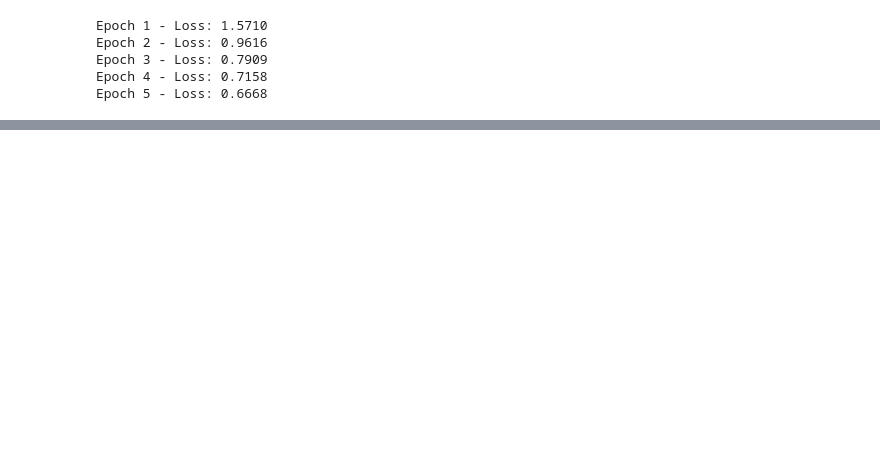
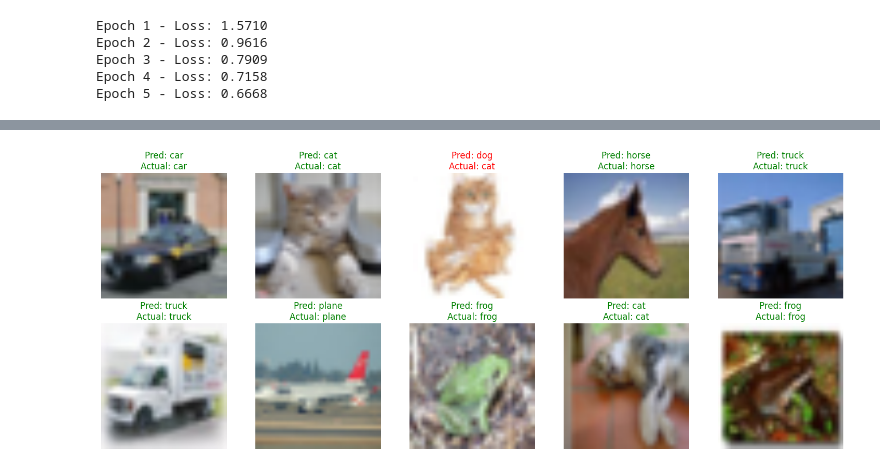
Before and after one commit to p-retrover/basic_machine_learning, a Jupyter notebook: fine_tuning_pretrained_model/training.ipynb, the cells around one changed output, grey strips where cells are left out. Saved outputs shown, nothing was run; the diff lists cells and outputs as text; code cells hidden in the pictures; blank space fills up the shorter version.

```diff
--- a/fine_tuning_pretrained_model/training.ipynb
+++ b/fine_tuning_pretrained_model/training.ipynb
@@ -258,0 +493,42 @@ Epoch 6/9 | Loss: 0.5242 | LR: 0.0001
+# %%
+def denormalize(tensor):
+    # Reverse of: (x - mean) / std  =>  x * std + mean
+    mean = torch.tensor([0.485, 0.456, 0.406]).view(3, 1, 1)
+    std = torch.tensor([0.229, 0.224, 0.225]).view(3, 1, 1)
+    return tensor * std + mean
+# %%
+def visualize_predictions(model, dataset, class_names, num_images=10):
+    model.eval()
+
+    indices = random.sample(range(len(dataset)), num_images)
+
+    images = torch.stack([dataset[i][0] for i in indices])
+    labels = torch.tensor([dataset[i][1] for i in indices])
+
+    # Get predictions
+    with torch.no_grad():
+        outputs = model(images.to(device))
+        _, preds = torch.max(outputs, 1)
+        preds = preds.cpu().numpy()
+
+    # Plotting
+    plt.figure(figsize=(15, 6))
+    for i in range(num_images):
+        plt.subplot(2, 5, i + 1)
+
+        # Prepare image for display (C, H, W) -> (H, W, C)
+        img = denormalize(images[i]).permute(1, 2, 0).numpy()
+        img = np.clip(img, 0, 1) # Ensure pixel values are in [0, 1]
+
+        plt.imshow(img)
+        color = 'green' if preds[i] == labels[i].item() else 'red'
+        plt.title(f"Pred: {class_names[preds[i]]}\nActual: {class_names[labels[i]]}", color=color)
+        plt.axis('off')
+
+    plt.tight_layout()
+    plt.show()
+
+# Run the visualizer
+visualize_predictions(model, test_set, class_names)
+# %% [output]
+[figure, added]
```
Also changed, not shown: parts of 12 cells of this notebook.
